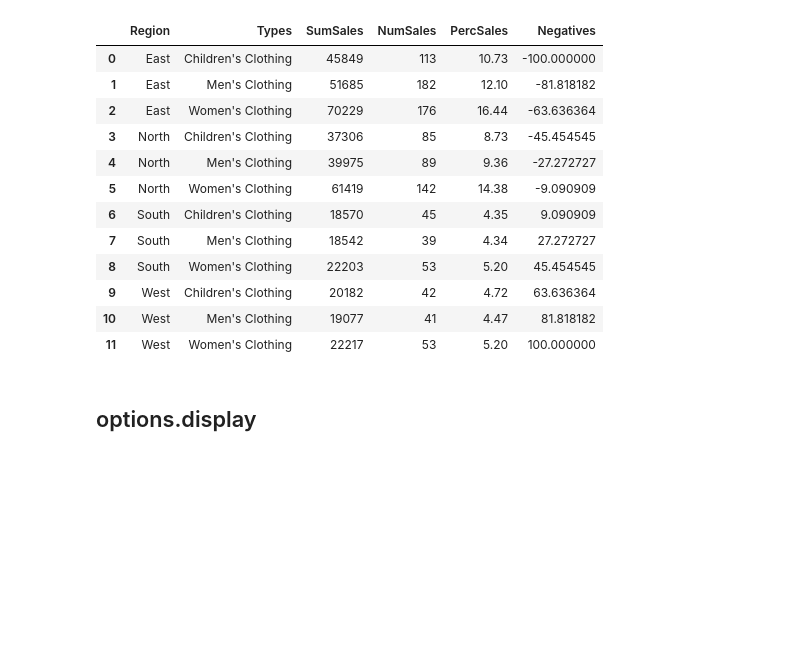
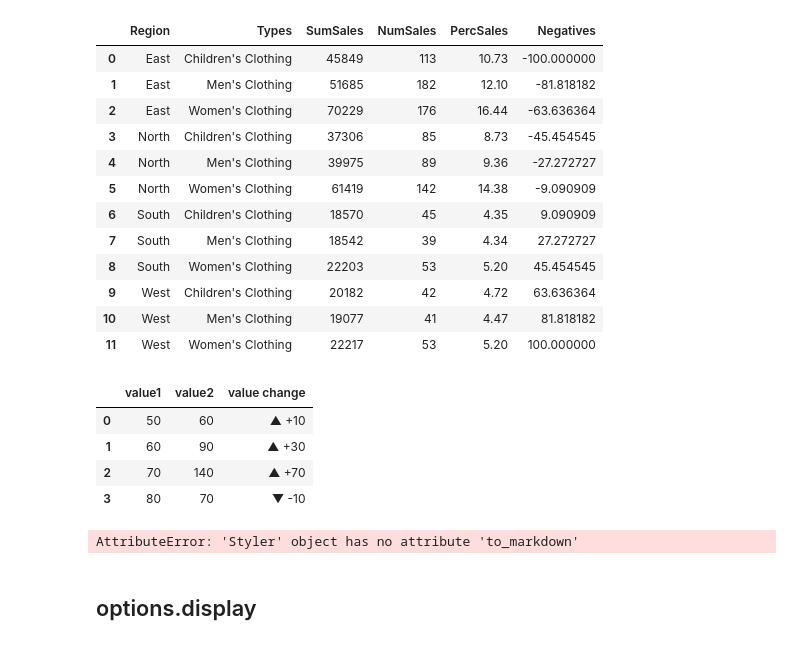
Before and after one commit to EvgeniiZorin/Handbook_Data-Science, a Jupyter notebook: _Pandas.ipynb, the cells around one changed output. Cells and saved outputs as stored; diff of their text form; code cells hidden in the pictures; blank space fills up the shorter version.

```diff
--- a/_Pandas.ipynb
+++ b/_Pandas.ipynb
@@ -5334,6 +5334,44 @@ df1['PercSales'] = df1['PercSales'] * 100
 | 9 | West | Children's Clothing | 20182 | 42 | 4.72 | 63.636364 |
 | 10 | West | Men's Clothing | 19077 | 41 | 4.47 | 81.818182 |
 | 11 | West | Women's Clothing | 22217 | 53 | 5.20 | 100.000000 |
+# %%
+import pandas as pd
+
+df = pd.DataFrame({
+    'value1': [50, 60, 70, 80],
+    'value2': [60, 90, 140, 70]
+})
+df['value change'] = df['value2'] - df['value1']
+
+# OPTION 1: hardcoding it yourself
+# advantage is that you can then print it to markdown and otherwise operate with dataframe as any dataframe
+styled_df = df.copy(deep = True)
+styled_df['value change'] = styled_df['value change'].apply(
+    lambda x: f"▲ +{x}" if x > 0 else f"▼ {x}" if x < 0 else f"{x}"
+)
+
+
+# OPTION 2: using STYLE
+# def color_arrows(val):
+#     color = 'green' if val > 0 else 'red' if val < 0 else 'black'
+#     return f'color: {color}'
+
+# # 3. Apply formatting and styling
+# styled_df = df.style.format({
+#     'value change': lambda x: f"▲ +{x:.2f}" if x > 0 else f"▼ {x:.2f}" if x < 0 else f"{x:.2f}"
+# }).map(color_arrows, subset=['value change'])
+
+styled_df
+# %% [output]
+|  | value1 | value2 | value change |
+| 0 | 50 | 60 | ▲ +10 |
+| 1 | 60 | 90 | ▲ +30 |
+| 2 | 70 | 140 | ▲ +70 |
+| 3 | 80 | 70 | ▼ -10 |
+# %%
+print(styled_df.to_markdown(index = False))
+# %% [output]
+AttributeError: 'Styler' object has no attribute 'to_markdown'
 # %% [markdown]
 ## options.display
 # %%
```
Also changed, not shown: 1 other file.
